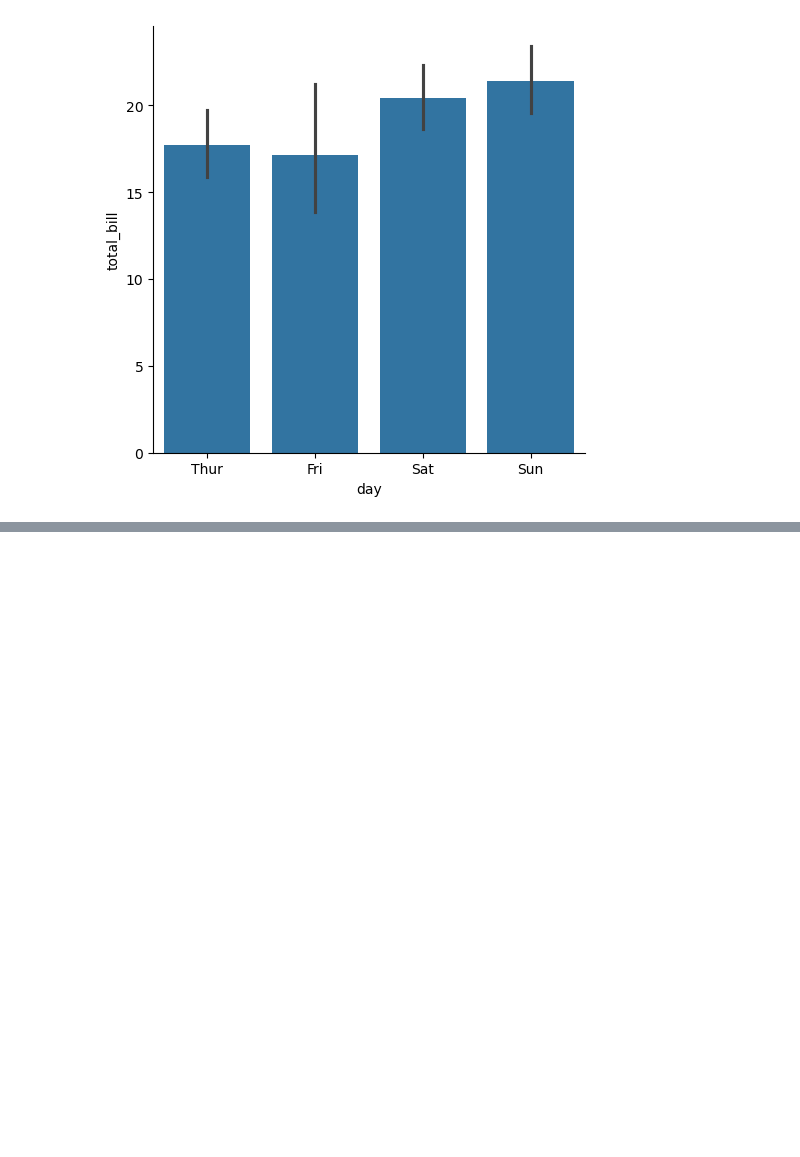
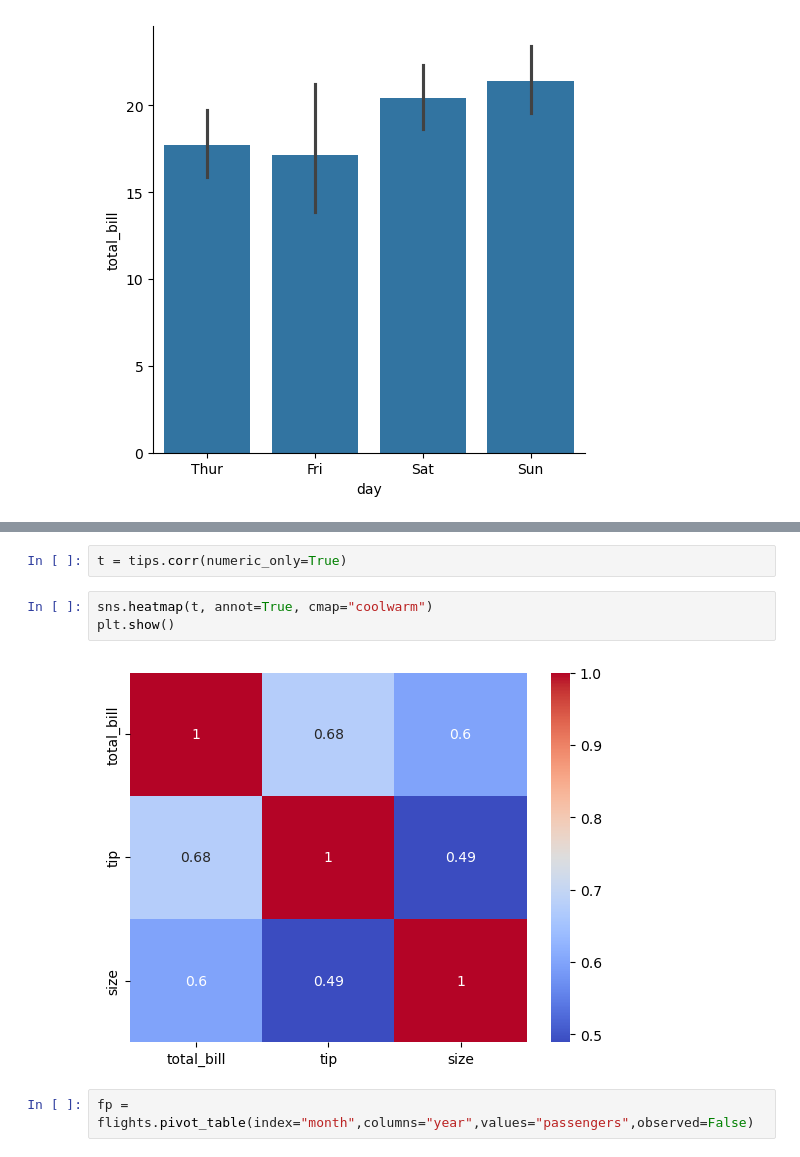
Before and after one commit to m-ata/data-visualization, a Jupyter notebook: seaborn/seaborn.ipynb, the cells around one changed output, grey strips where cells are left out. Cells and saved outputs as stored; diff of their text form; blank space fills up the shorter version.

Commit message:
feat: added matrix plots

```diff
--- a/seaborn/seaborn.ipynb
+++ b/seaborn/seaborn.ipynb
@@ -82,0 +93,9 @@ plt.show()
+# %%
+t = tips.corr(numeric_only=True)
+# %%
+sns.heatmap(t, annot=True, cmap="coolwarm")
+plt.show()
+# %% [output]
+[figure, added]
+# %%
+fp = flights.pivot_table(index="month",columns="year",values="passengers",observed=False)
```
Also changed, not shown: parts of 3 cells of this notebook.
